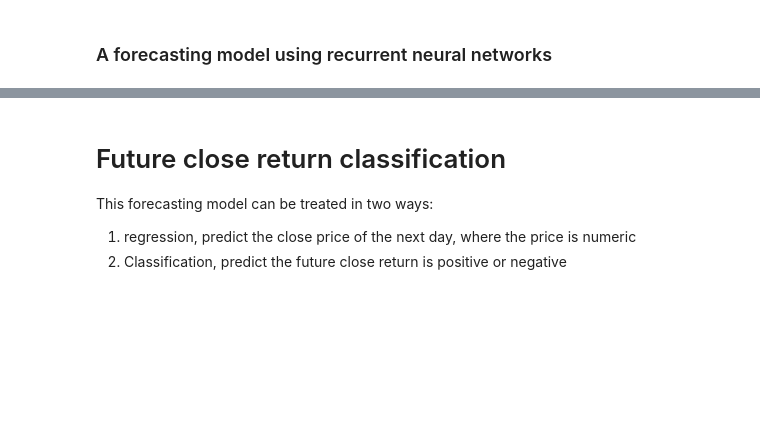
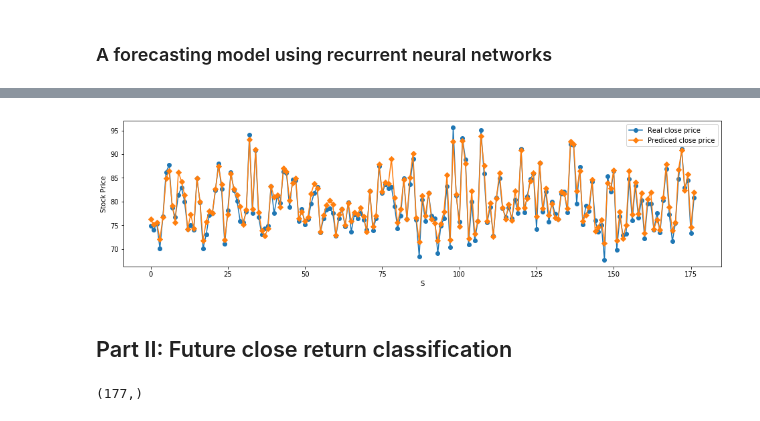
Before and after one commit to chuanwuliu/stock-forecasting, a Jupyter notebook: forecasting.ipynb, the cells around one changed output, grey strips where cells are left out. Saved outputs shown, nothing was run; the diff lists cells and outputs as text; code cells hidden in the pictures; blank space fills up the shorter version.

```diff
--- a/forecasting.ipynb
+++ b/forecasting.ipynb
@@ -161,0 +140,14 @@ Test: 175
+# %%
+lookback = 5
+features = 5
+delay = 1
+
+total_samples = len(df_full) - lookback - delay + 1
+training_samples = int(total_samples * 0.6)
+validation_samples = int(total_samples * 0.2)
+test_samples = total_samples - training_samples - validation_samples
+
+print("Total samples:", total_samples)
+print("Training:", training_samples)
+print("Validation:", validation_samples)
+print("Test:", test_samples)
@@ -165,7 +190,7 @@ Test: 175
 from keras.models import Sequential
 from keras import layers
 
-units = 64
+units = 32
 
 model = Sequential()
 
@@ -182,12 +207,10 @@ model.add(layers.LSTM(units=units))
 model.add(layers.Dropout(rate=0.2))
 
 model.add(layers.Dense(units=units, activation='relu'))
-model.add(layers.Dense(units=units, activation='relu'))
 
 model.add(layers.Dense(units=1))
 
-model.compile(optimizer='RMSprop', loss='mean_absolute_error')
-#model.compile(optimizer='adam', loss='mean_squared_error')
+model.compile(optimizer='adam', loss='mean_absolute_error')
 
-model.fit(X_train, y_train, epochs=200, batch_size=lookback* features, validation_data=(X_valid, y_valid))
+history = model.fit(X_train, y_train, epochs=100, batch_size=lookback* features, validation_data=(X_valid, y_valid))
 # %% [output]
@@ -247,6 +233,0 @@ for i in range(len(X)):
-# %% [markdown]
-# Future close return classification
-
-This forecasting model can be treated in two ways:
-  1. regression, predict the close price of the next day, where the price is numeric
-  2. Classification, predict the future close return is positive or negative
@@ -259,3 +234,26 @@ X_train[:].shape
+# %%
+# Predict the model
+y_test_real = y_test
+y_test_pred = model.predict(X_test).reshape(-1,)
+
+# Inverse the scale
+y_test_real = scaler.inverse_transform(np.array([y_test_real] * 5).transpose())[:,0]
+y_test_pred = scaler.inverse_transform(np.array([y_test_pred] * 5).transpose())[:,0]
+
+
+# Visualize the raw data. We see the the variance of the prices on a day is much smaller than the prices across time.
+fig = plt.figure(figsize=(16, 4))
+plt.plot(y_test_real, "o-", label='Real close price')
+plt.plot(y_test_pred, "D-", label='Prediced close price')
+plt.xlabel("S")
+plt.ylabel('Stock Price')
+plt.legend()
+plt.show()
+plt.close()
+# %% [output]
+[figure, added]
+# %% [markdown]
+## Part II: Future close return classification
 # %%
 from keras.utils import to_categorical
 train_labels = to_categorical(train_labels)
@@ -264,0 +261,4 @@ test_labels = to_categorical(test_labels)
+# %%
+ model.predict(X_test).reshape(-1,).shape
+# %% [output]
+(177,)
```
Also changed, not shown: parts of 32 cells of this notebook.
